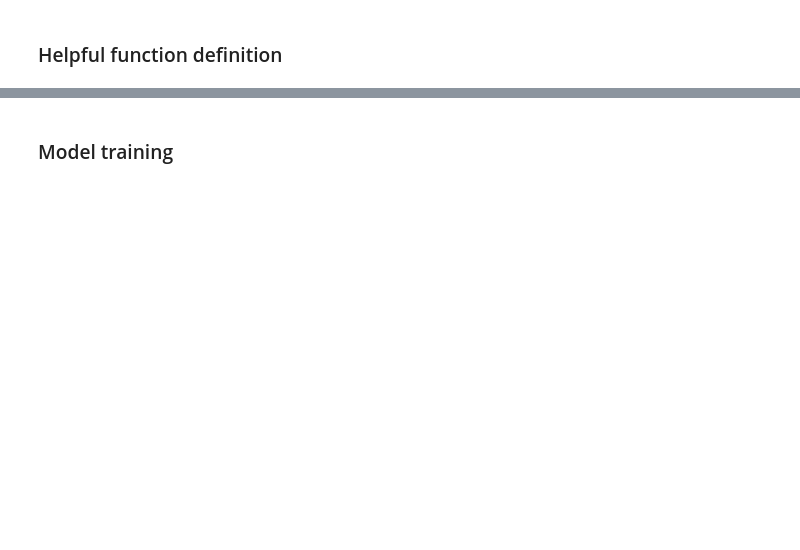
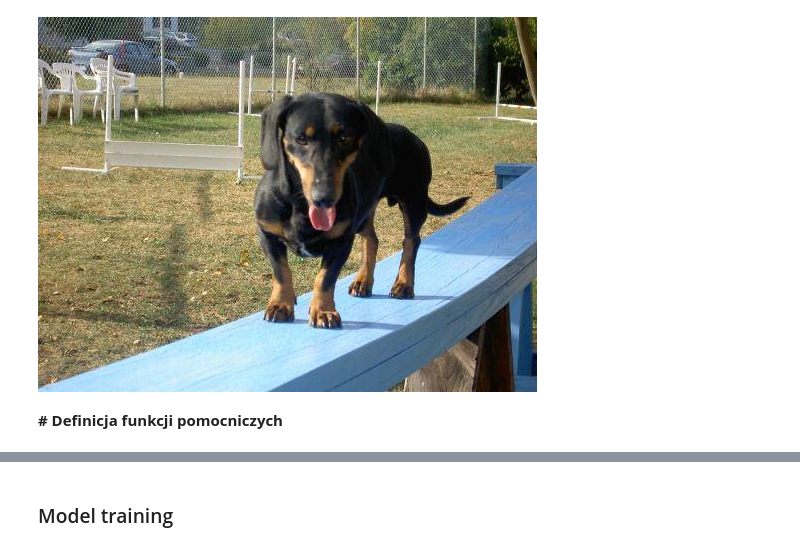
Before and after one commit to adalbertii/Seci-konwolucyjne, a Jupyter notebook: keras_convolutional_network.ipynb, the cells around one changed output, grey strips where cells are left out. Drawn from its saved outputs; the diff is of its cells as text; code cells hidden in the pictures; blank space fills up the shorter version.

```diff
--- a/keras_convolutional_network.ipynb
+++ b/keras_convolutional_network.ipynb
@@ -170,9 +197,11 @@ PIL.Image.open(img_path)
 # %%
-index = 438 #@param {type:'slider', min:0, max:999}
+index = 285 #@param {type:'slider', min:0, max:999}
 img_path = '/content/cats_and_dogs/train/dogs/dog.' + str(index) +'.jpg'
 PIL.Image.open(img_path)
+# %% [output]
+[figure, added]
-# %% [markdown]
-### Helpful function definition
+# %% [markdown]
+**# Definicja funkcji pomocniczych**
 # %%
 def make_accuracy_plot(history):
     """
```
Also changed, not shown: parts of 94 cells of this notebook.
